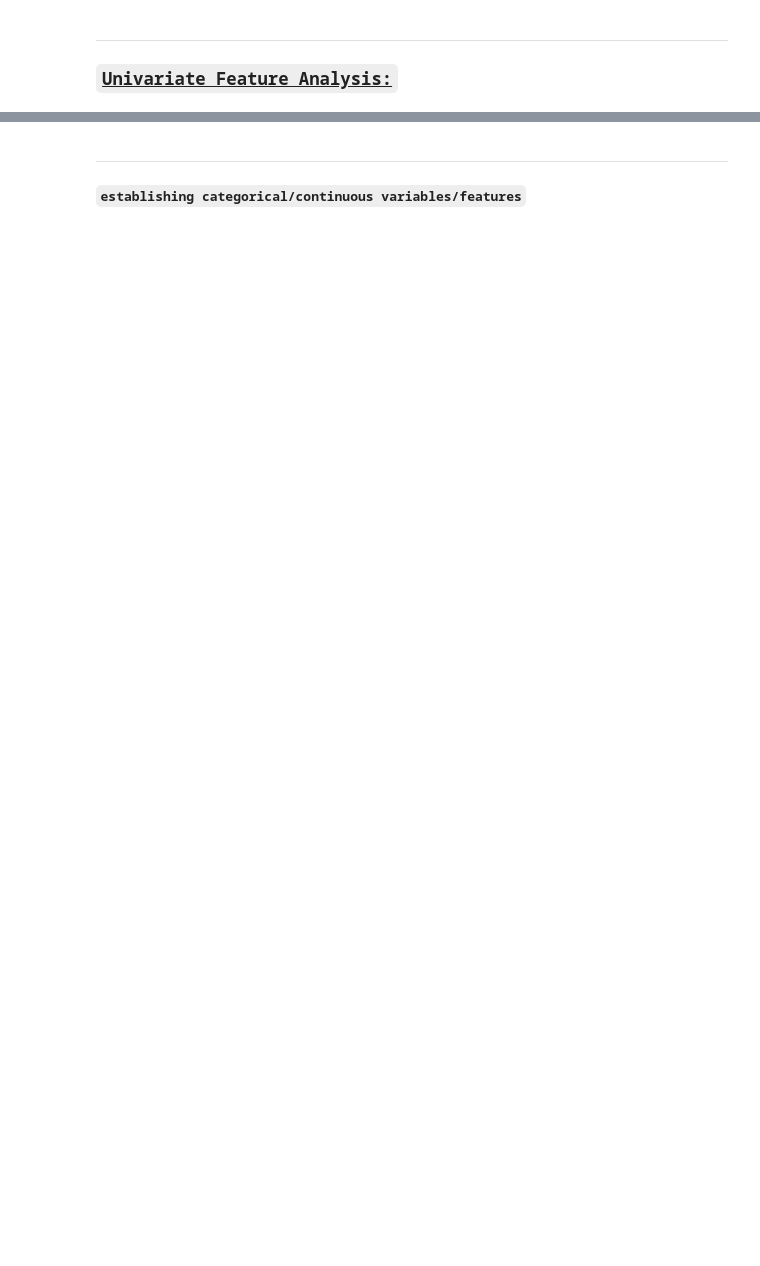
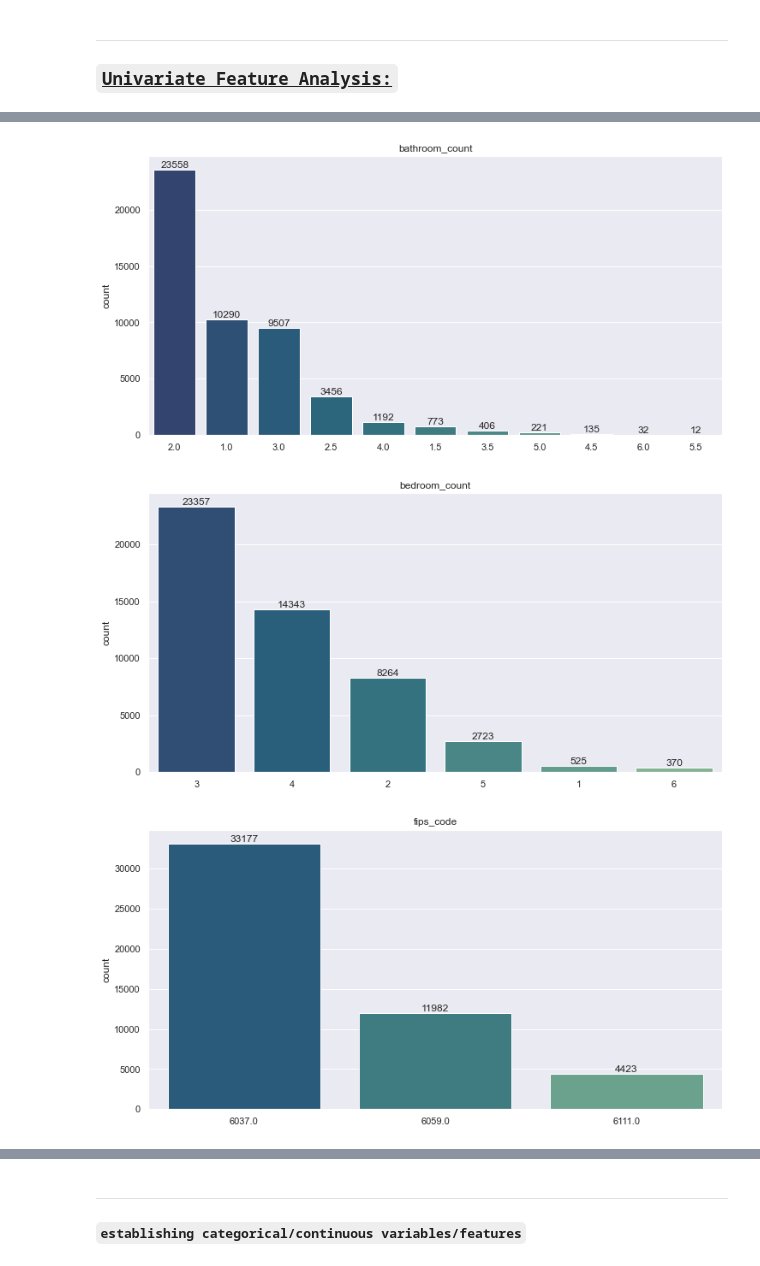
Before and after one commit to mijailmariano/zillow_regression, a Jupyter notebook: data_exploration.ipynb, the cells around one changed output, grey strips where cells are left out. Drawn from its saved outputs; the diff is of its cells as text; code cells hidden in the pictures; blank space fills up the shorter version.

```diff
--- a/data_exploration.ipynb
+++ b/data_exploration.ipynb
@@ -377,10 +730,14 @@ plot_continuous(df, continuous_vars)
 # %%
 # plotting categorical/potential discrete features/columns:
 
 discrete_vars = [
     'bathroom_count',
     'bedroom_count',
     'fips_code'
     ]
 
-plot_discrete(df, discrete_vars)
+plot_discrete(df)
+# %% [output]
+[figure, added]
+[figure, added]
+[figure, added]
```
Also changed, not shown: parts of 83 cells of this notebook, 2 other files.
